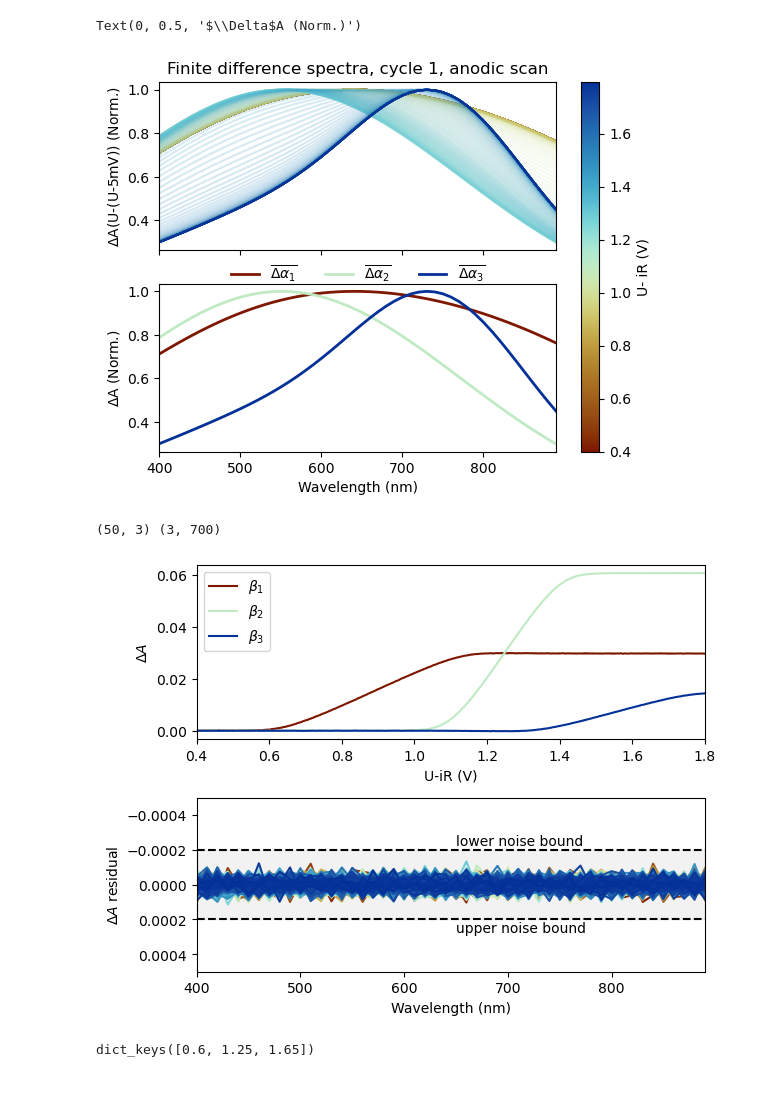
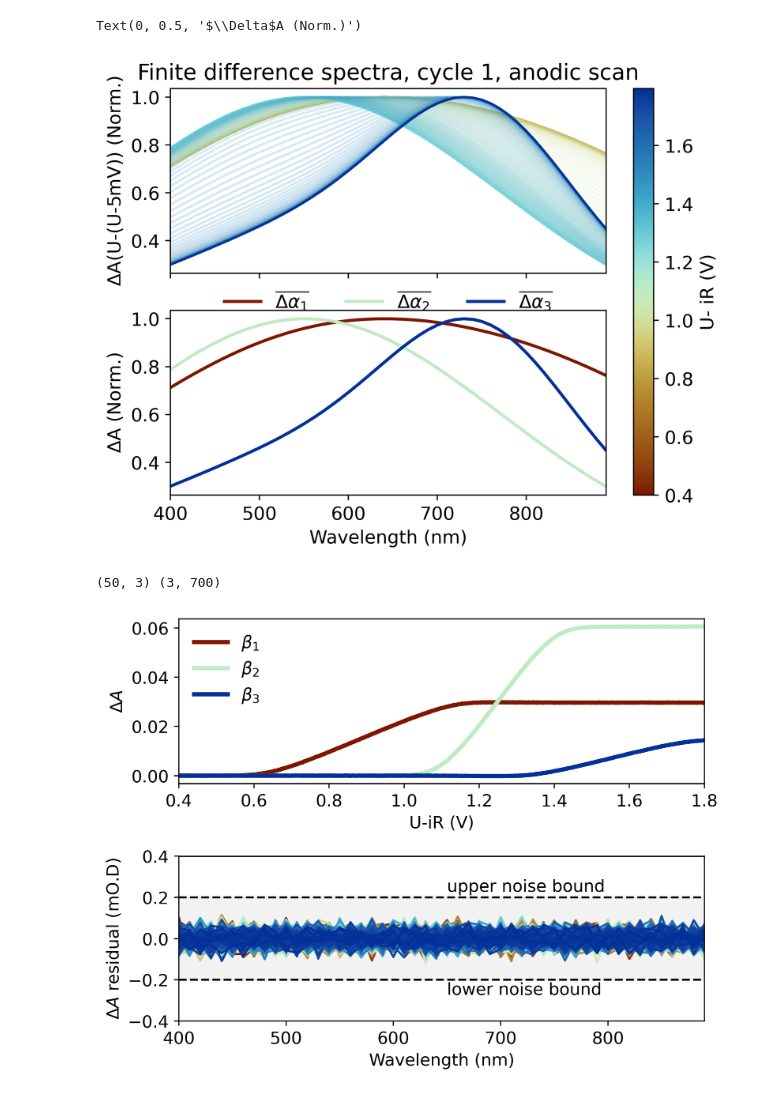
Before and after one commit to BenjaminSMoss/NRMP, a Jupyter notebook: figure2.ipynb, the cells around one changed output. Drawn from its saved outputs; the diff is of its cells as text; code cells hidden in the pictures.

```diff
--- a/figure2.ipynb
+++ b/figure2.ipynb
@@ -5,6 +5,11 @@ import pandas as pd
 from pathlib import Path
 import cmcrameri.cm as cmc  #scientific color maps - perceptually uniform
 from scipy.optimize import lsq_linear
+#set all maplotlib font sizes
+plt.rcParams.update({'font.size': 12})
+
+#set dpi to 400
+plt.rcParams.update({'figure.dpi': 400})
 # %%
 path=Path.cwd().joinpath('Data')
 # %%
@@ -132,7 +139,7 @@ ax[1].legend(loc='upper center', bbox_to_anchor=(0.5, 1.2), ncol=3, frameon=Fals
 ax[1].set_ylabel(r'$\Delta$A (Norm.)')
 # %% [output]
 Text(0, 0.5, '$\\Delta$A (Norm.)')
-[figure, old version]
+[figure, new version]
 # %%
 # fit the data in spec using the components in compoents_dict
 #  iterate through each collumn in spec and fit the data to the components in compoents_dict
@@ -176,48 +183,49 @@ df_fit_results = pd.DataFrame(fit_results, index=[r'$\beta_1$', r'$\beta_2$',r'$
 
 fig3, ax3 = plt.subplots(nrows=2)
 
-df_fit_results.T.plot(colormap=cmc.roma, legend=True, ax=ax3[0])
+
+df_fit_results.T.plot(colormap=cmc.roma, legend=True, ax=ax3[0], linewidth=3)
+
+# ax3 0 legeend has no frame
+ax3[0].legend(frameon=False)
 
 print( df_components.shape, df_fit_results.shape)
 
 
 
 reconstructed=pd.DataFrame(df_components.values@df_fit_results.values, index=df_components.index, columns=df_spectra.columns)
 
 residuals=spec_cyle1-reconstructed
+residuals_mOD=residuals*1E3
 
-residuals.plot(colormap=cmc.roma,legend=False, ylim=(2E-4,-2E-4),ax=ax3[1])
+residuals_mOD.plot(colormap=cmc.roma,legend=False, ylim=(4E-1,-4E-1),ax=ax3[1])
 
 # add a dashed line at y= 2E-4 above it label 'upper noise bound'
-ax3[1].axhline(2E-4, color='black', linestyle='--')
-ax3[1].text(650, 2.5E-4, 'upper noise bound', rotation=0, verticalalignment='center')
-ax3[1].axhline(-2E-4, color='black', linestyle='--')
-ax3[1].text(650, -2.5E-4, 'lower noise bound', rotation=0, verticalalignment='center')
+ax3[1].axhline(2E-1, color='black', linestyle='--')
+ax3[1].text(650, 2.5E-1, 'upper noise bound', rotation=0, verticalalignment='center')
+ax3[1].axhline(-2E-1, color='black', linestyle='--')
+ax3[1].text(650, -2.5E-1, 'lower noise bound', rotation=0, verticalalignment='center')
 
 # fill the area between the two dashed lines with a light grey color
-ax3[1].fill_between(reversibility_residuals.index, 2E-4, -2E-4, color='grey', alpha=0.1)
+ax3[1].fill_between(reversibility_residuals.index, 2E-1, -2E-1, color='grey', alpha=0.1)
 
 # ax3[1] y lime 5E-4 to -5E-4
-ax3[1].set_ylim(5E-4,-5E-4)
+ax3[1].set_ylim(-4E-1,4E-1)
 
 ax3[1].set_xlim(400,890)
 
 ax3[0].set_xlim(0.4,1.8)
 
 ax3[0].set_xlabel('U-iR (V)')
 ax3[0].set_ylabel(r'$\Delta A$')
 
 ax3[1].set_xlabel('Wavelength (nm)')
-ax3[1].set_ylabel(r'$ \Delta A$ residual')
+ax3[1].set_ylabel(r'$ \Delta A$ residual (mO.D)')
 
 # tight layout
 plt.tight_layout()
 # %% [output]
 (50, 3) (3, 700)
-[figure, old version]
+[figure, new version]
 # %%
 compoents_dict[0.6].to_csv(Path.cwd().joinpath('Data').joinpath('comp1spectrum.csv'))
-# %%
-compoents_dict.keys()
-# %% [output]
-dict_keys([0.6, 1.25, 1.65])
```
Also changed, not shown: parts of 5 cells of this notebook, 7 other files.
